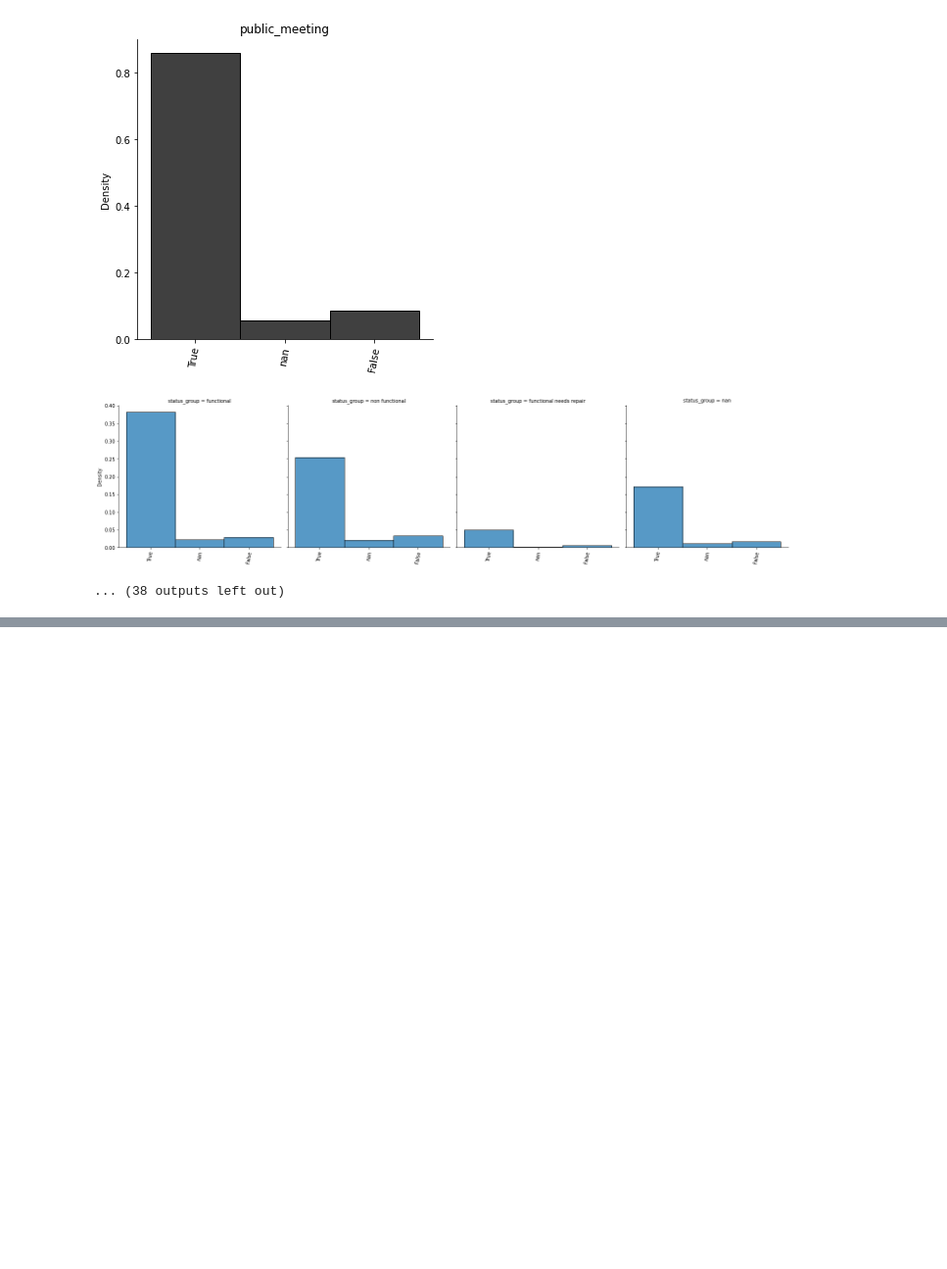
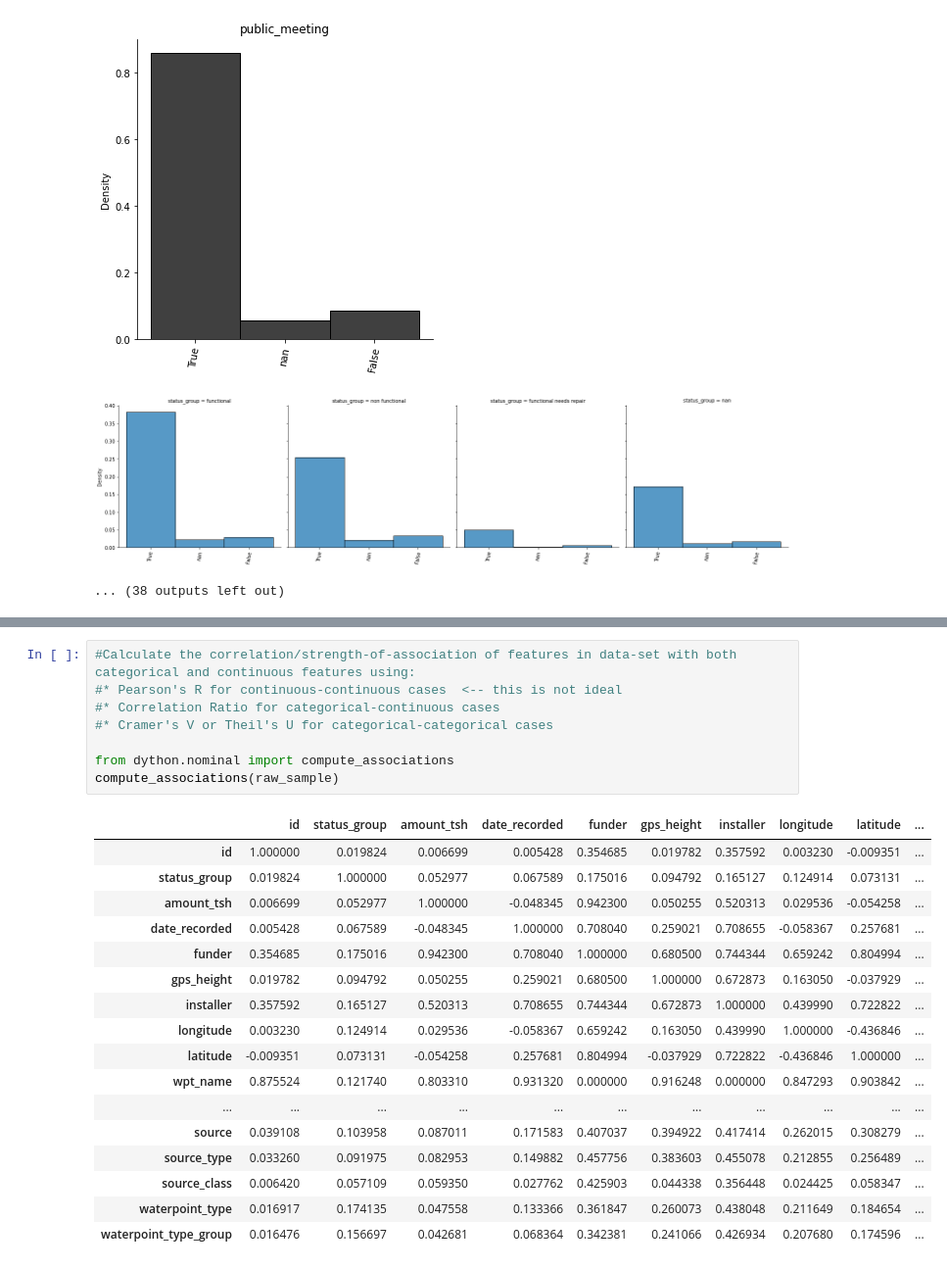
Before and after one commit to BrendaLoznik/waterpumps, a Jupyter notebook: Waterpumps.ipynb, the cells around one changed output, grey strips where cells are left out. Shown at 98% size. Saved outputs shown, nothing was run; the diff lists cells and outputs as text; blank space fills up the shorter version.

```diff
--- a/Waterpumps.ipynb
+++ b/Waterpumps.ipynb
@@ -444,0 +621,26 @@ for item in low_cardinal_list:
+# %%
+#Calculate the correlation/strength-of-association of features in data-set with both categorical and continuous features using:
+#* Pearson's R for continuous-continuous cases  <-- this is not ideal
+#* Correlation Ratio for categorical-continuous cases
+#* Cramer's V or Theil's U for categorical-categorical cases
+
+from dython.nominal import compute_associations
+compute_associations(raw_sample)
+# %% [output]
+|  | id | status_group | amount_tsh | date_recorded | funder | gps_height | installer | longitude | latitude | ... |
+| id | 1.000000 | 0.019824 | 0.006699 | 0.005428 | 0.354685 | 0.019782 | 0.357592 | 0.003230 | -0.009351 | ... |
+| status_group | 0.019824 | 1.000000 | 0.052977 | 0.067589 | 0.175016 | 0.094792 | 0.165127 | 0.124914 | 0.073131 | ... |
+| amount_tsh | 0.006699 | 0.052977 | 1.000000 | -0.048345 | 0.942300 | 0.050255 | 0.520313 | 0.029536 | -0.054258 | ... |
+| date_recorded | 0.005428 | 0.067589 | -0.048345 | 1.000000 | 0.708040 | 0.259021 | 0.708655 | -0.058367 | 0.257681 | ... |
+| funder | 0.354685 | 0.175016 | 0.942300 | 0.708040 | 1.000000 | 0.680500 | 0.744344 | 0.659242 | 0.804994 | ... |
+| gps_height | 0.019782 | 0.094792 | 0.050255 | 0.259021 | 0.680500 | 1.000000 | 0.672873 | 0.163050 | -0.037929 | ... |
+| installer | 0.357592 | 0.165127 | 0.520313 | 0.708655 | 0.744344 | 0.672873 | 1.000000 | 0.439990 | 0.722822 | ... |
+| longitude | 0.003230 | 0.124914 | 0.029536 | -0.058367 | 0.659242 | 0.163050 | 0.439990 | 1.000000 | -0.436846 | ... |
+| latitude | -0.009351 | 0.073131 | -0.054258 | 0.257681 | 0.804994 | -0.037929 | 0.722822 | -0.436846 | 1.000000 | ... |
+| wpt_name | 0.875524 | 0.121740 | 0.803310 | 0.931320 | 0.000000 | 0.916248 | 0.000000 | 0.847293 | 0.903842 | ... |
+| ... | ... | ... | ... | ... | ... | ... | ... | ... | ... | ... |
+| source | 0.039108 | 0.103958 | 0.087011 | 0.171583 | 0.407037 | 0.394922 | 0.417414 | 0.262015 | 0.308279 | ... |
+| source_type | 0.033260 | 0.091975 | 0.082953 | 0.149882 | 0.457756 | 0.383603 | 0.455078 | 0.212855 | 0.256489 | ... |
+| source_class | 0.006420 | 0.057109 | 0.059350 | 0.027762 | 0.425903 | 0.044338 | 0.356448 | 0.024425 | 0.058347 | ... |
+| waterpoint_type | 0.016917 | 0.174135 | 0.047558 | 0.133366 | 0.361847 | 0.260073 | 0.438048 | 0.211649 | 0.184654 | ... |
+| waterpoint_type_group | 0.016476 | 0.156697 | 0.042681 | 0.068364 | 0.342381 | 0.241066 | 0.426934 | 0.207680 | 0.174596 | ... |
```
Also changed, not shown: parts of 34 cells of this notebook.
